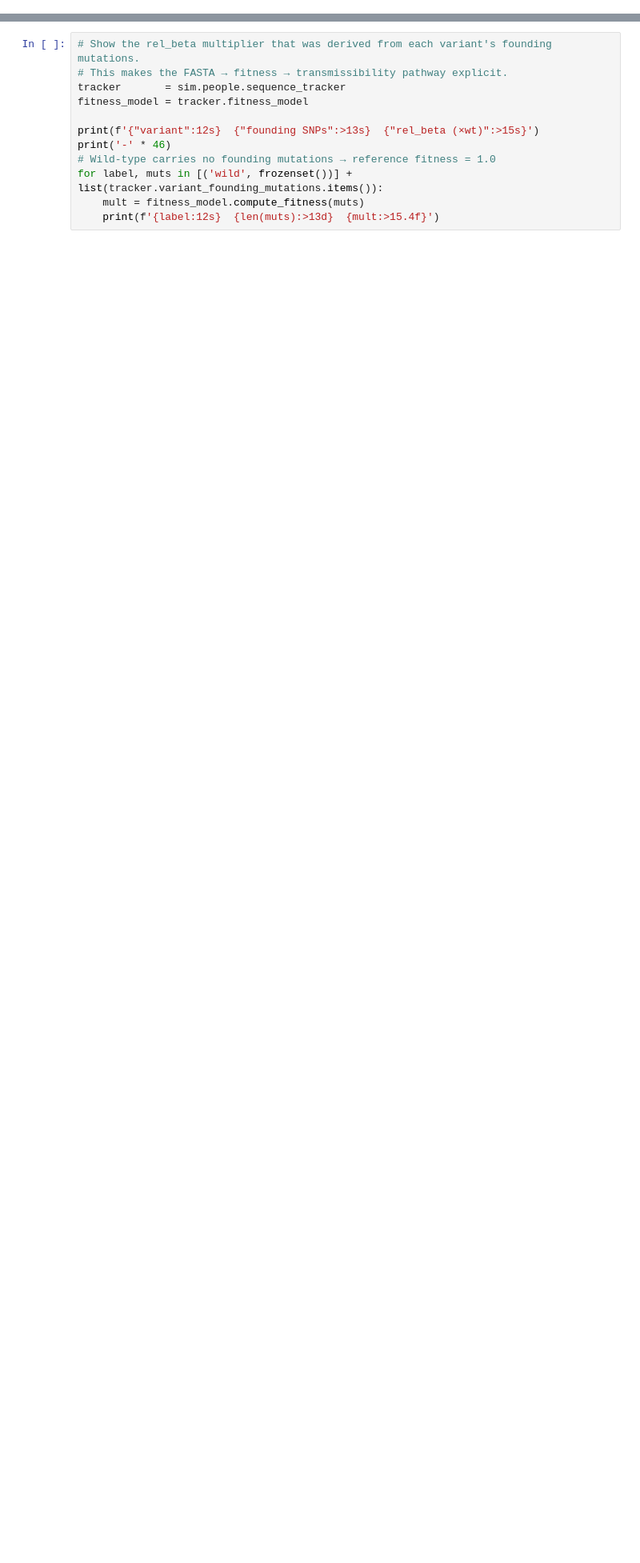
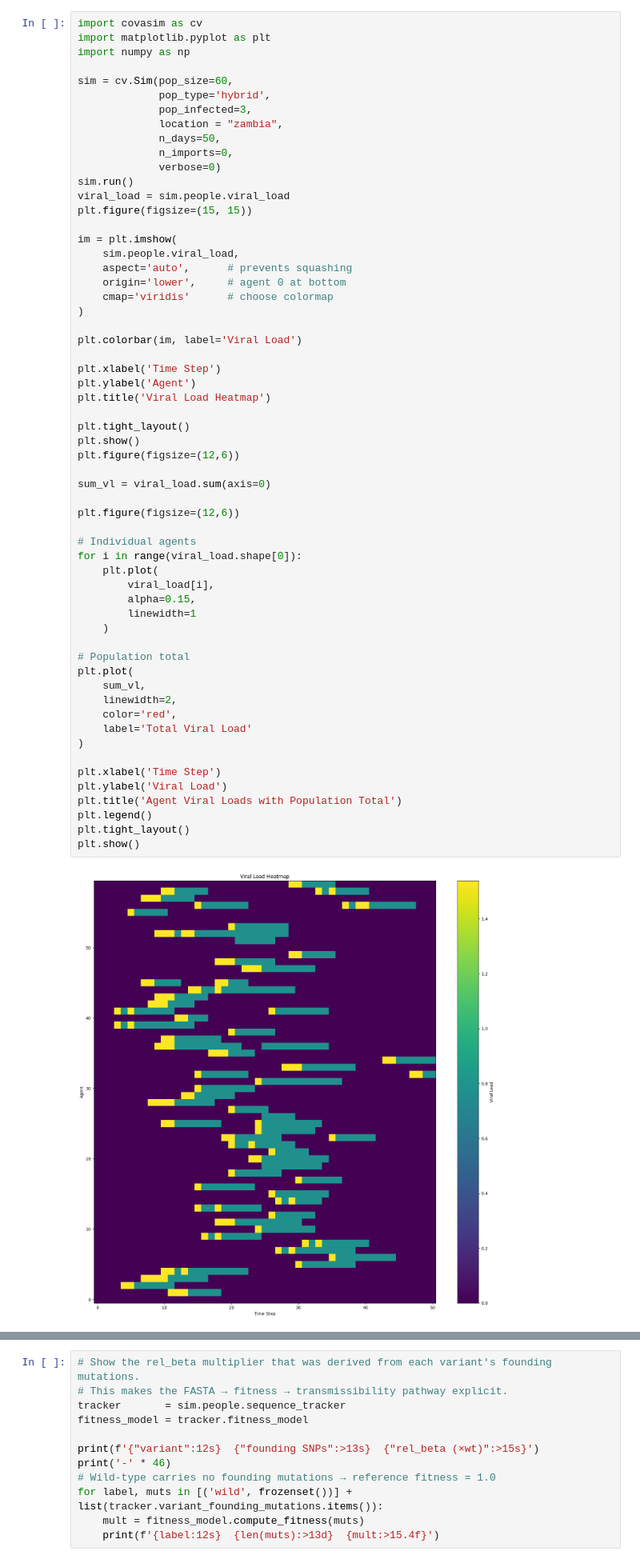
Before and after one commit to andersen-lab/covasim4wastewater, a Jupyter notebook: docs/tutorials/tut_wastewater.ipynb, the cells around one changed output, grey strips where cells are left out. Shown at 80% size. Cells and saved outputs as stored; diff of their text form; blank space fills up the shorter version.

Commit message:
additional figures on agent viral loads and summed output

```diff
--- a/docs/tutorials/tut_wastewater.ipynb
+++ b/docs/tutorials/tut_wastewater.ipynb
@@ -14,3 +14,64 @@ This tutorial covers:
 3. **Amplicon sequencing with Bygul** — at the first day where all three variants
    co-circulate, invoking Bygul's `simulate_proportions` CLI to produce synthetic
    ARTIC V4.1 amplicon reads that reflect the simulated mixture proportions.
+# %%
+import covasim as cv
+import matplotlib.pyplot as plt
+import numpy as np
+
+sim = cv.Sim(pop_size=60,
+             pop_type='hybrid',
+             pop_infected=3,
+             location = "zambia",
+             n_days=50,
+             n_imports=0,
+             verbose=0)
+sim.run()
+viral_load = sim.people.viral_load
+plt.figure(figsize=(15, 15))
+
+im = plt.imshow(
+    sim.people.viral_load,
+    aspect='auto',      # prevents squashing
+    origin='lower',     # agent 0 at bottom
+    cmap='viridis'      # choose colormap
+)
+
+plt.colorbar(im, label='Viral Load')
+
+plt.xlabel('Time Step')
+plt.ylabel('Agent')
+plt.title('Viral Load Heatmap')
+
+plt.tight_layout()
+plt.show()
+plt.figure(figsize=(12,6))
+
+sum_vl = viral_load.sum(axis=0)
+
+plt.figure(figsize=(12,6))
+
+# Individual agents
+for i in range(viral_load.shape[0]):
+    plt.plot(
+        viral_load[i],
+        alpha=0.15,
+        linewidth=1
+    )
+
+# Population total
+plt.plot(
+    sum_vl,
+    linewidth=2,
+    color='red',
+    label='Total Viral Load'
+)
+
+plt.xlabel('Time Step')
+plt.ylabel('Viral Load')
+plt.title('Agent Viral Loads with Population Total')
+plt.legend()
+plt.tight_layout()
+plt.show()
+# %% [output]
+[figure, added]
```
Also changed, not shown: parts of 3 cells of this notebook.
